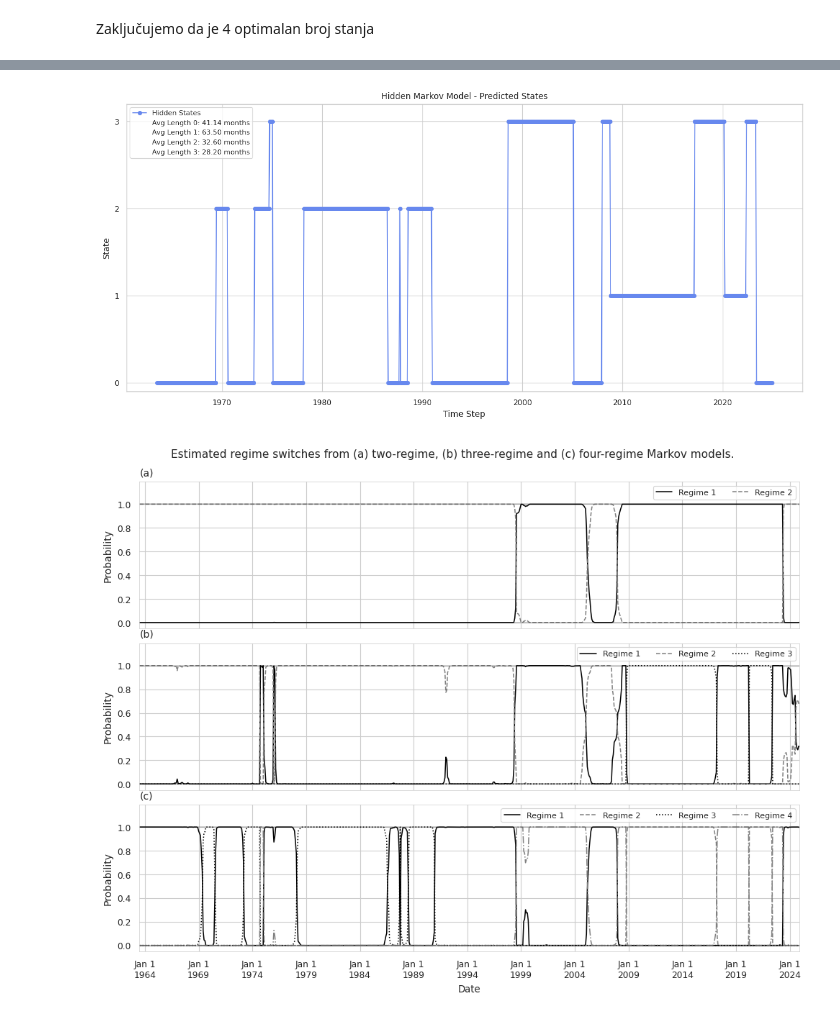
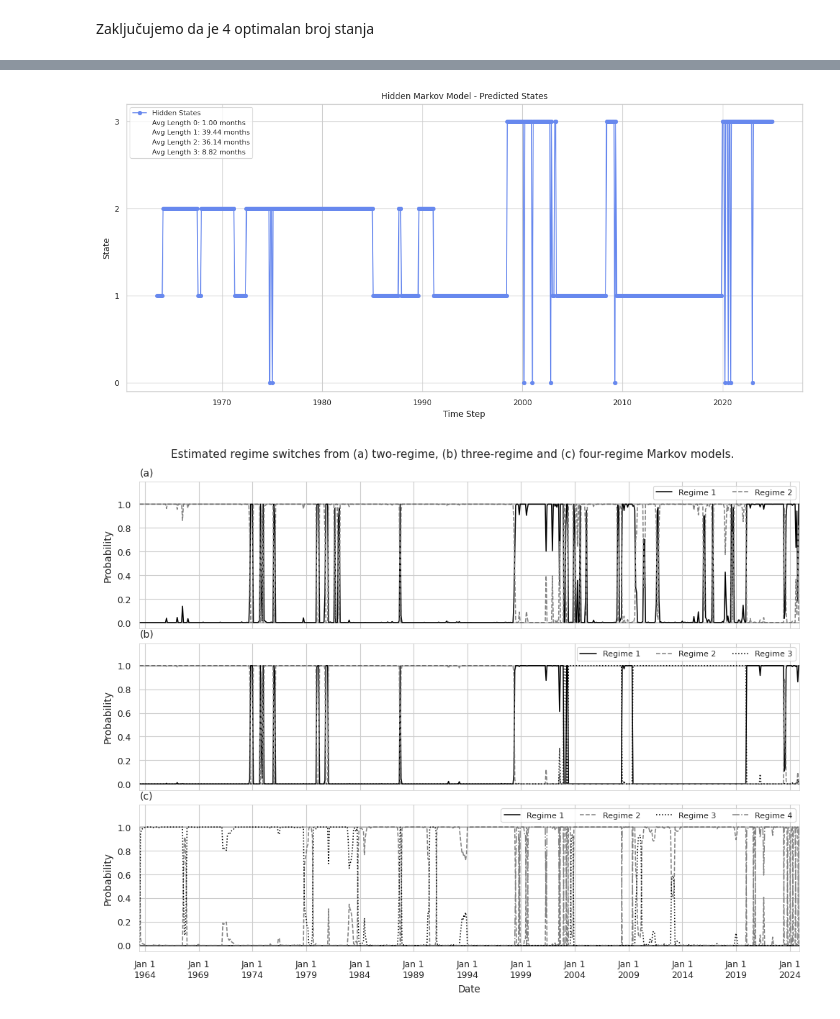
Before and after one commit to evucelic/HMM-Market-Regime-Estimation, a Jupyter notebook: fama_french_HMM.ipynb, the cells around one changed output, grey strips where cells are left out. Saved outputs shown, nothing was run; the diff lists cells and outputs as text; code cells hidden in the pictures.

Commit message:
Add industry portfolio, momentum parameters, means barplot

```diff
--- a/fama_french_HMM.ipynb
+++ b/fama_french_HMM.ipynb
@@ -18,10 +21,16 @@ data_fama_french_daily = pd.read_csv("data/F-F_Research_Data_5_Factors_2x3_daily
 data_fama_french["Date"] = pd.to_datetime(data_fama_french["Date"], format="%Y%m")
 data_fama_french = data_fama_french.set_index("Date")
 
-data_fama_french_daily["Date"] = pd.to_datetime(data_fama_french_daily["Date"], format="%Y%m%d")
-data_fama_french_daily = data_fama_french_daily.set_index("Date")
+data_fama_french_momentum["Date"] = pd.to_datetime(data_fama_french_momentum["Date"], format="%Y%m")
+data_fama_french_momentum = data_fama_french_momentum.set_index("Date")
+
+data_fama_french_industry_portfolios["Date"] = pd.to_datetime(data_fama_french_industry_portfolios["Date"], format="%Y%m")
+data_fama_french_industry_portfolios = data_fama_french_industry_portfolios.set_index("Date")
+
+
+# data_fama_french_daily["Date"] = pd.to_datetime(data_fama_french_daily["Date"], format="%Y%m%d")
+# data_fama_french_daily = data_fama_french_daily.set_index("Date")
+
 
 # data_fama_french[['Mkt-RF', 'SMB', 'HML', 'RMW', 'CMA', 'RF']] /= 100
 # leaving the data in percentage format to reduce float precision errors
-
-data_fama_french
@@ -94,3 +88,6 @@ Nauči model na svih 6 parametara iz Fama-French podataka po cijeloj povijesti.
 Vidi jesu li bolja 2, 3 ili 4 stanja
 Full covar
 GaussianHMM
+# %%
+model_parameters_df = pd.concat([data_fama_french, data_fama_french_momentum, data_fama_french_industry_portfolios], axis=1).dropna()
+model_parameters_df
@@ -98,10 +110,10 @@ GaussianHMM
 # X = data_fama_french.values.reshape(-1, 1)
 # lengths = [len(data_fama_french)] * 6
 
-X = data_fama_french.values
-lengths = [len(data_fama_french)]
+X = model_parameters_df.values
+lengths = [len(model_parameters_df)]
 
-X_daily = data_fama_french_daily.values
-lengths_daily = [len(data_fama_french_daily)]
+# X_daily = data_fama_french_daily.values
+# lengths_daily = [len(data_fama_french_daily)]
 # %%
 # TODO add K-means initialization
@@ -247,12 +319,9 @@ def remap_hidden_states_by_covariance(h, hidden_states):
 
     return hidden_states
 # %%
-# use previous function to remap the hidden states
-hidden_states = remap_hidden_states_by_covariance(h, hidden_states)
-
 covariance_matrices = h.covars_
 
-factor_names = data_fama_french.columns.tolist()
+factor_names = model_parameters_df.columns.tolist()
 
 num_states = len(covariance_matrices)
 fig, axes = plt.subplots(1, num_states, figsize=(15, 5))
@@ -317,7 +403,7 @@ average_lengths = {state: np.mean(lengths) for state, lengths in state_lengths.i
 # %%
 plt.figure(figsize=(14, 6))
 plt.plot(
-    data_fama_french.index,
+    model_parameters_df.index,
     hidden_states,
     label="Hidden States",
     marker="o",
@@ -337,7 +423,7 @@ plt.grid(True)
 
 plt.show()
 # %% [output]
-[figure, old version]
+[figure, new version]
 # %%
 model_2_states = best_models[2]
 
@@ -363,7 +449,7 @@ for i, (ax, prob, n_regime) in enumerate(zip(axes, probs, n_regimes)):
 
     for j in range(n_regime):
         sns.lineplot(
-            x=data_fama_french.index,
+            x=model_parameters_df.index,
             y=prob[:, j],
             ax=ax,
             linestyle=line_styles[j % len(line_styles)],
@@ -371,36 +457,36 @@ for i, (ax, prob, n_regime) in enumerate(zip(axes, probs, n_regimes)):
             linewidth=1.1,
             label=f'Regime {j+1}'
         )
 
     ax.legend(loc='upper right', ncol=n_regime, frameon=True, fontsize="small")
 
     ax.set_ylim(-0.05, 1.19)
     ax.set_ylabel('Probability', fontsize=10)
 
-    ax.set_xlim(data_fama_french.index[0], data_fama_french.index[-1])
+    ax.set_xlim(model_parameters_df.index[0], model_parameters_df.index[-1])
 
     ax.axhline(y=0, color='black', linestyle='-', alpha=0.2)
     ax.axhline(y=1, color='black', linestyle='-', alpha=0.2)
 
-year_ticks = pd.date_range(start=data_fama_french.index[0], end=data_fama_french.index[-1], freq='5YS')
+year_ticks = pd.date_range(start=model_parameters_df.index[0], end=model_parameters_df.index[-1], freq='5YS')
 axes[2].set_xticks(year_ticks)
 axes[2].set_xticklabels([f'Jan 1\n{date.year}' for date in year_ticks])
 
 sns.despine()
 
 for ax in axes:
     ax.spines['top'].set_visible(True)
     ax.spines['right'].set_visible(True)
     ax.spines['top'].set_linewidth(0.5)
     ax.spines['right'].set_linewidth(0.5)
     ax.spines['left'].set_linewidth(0.5)
     ax.spines['bottom'].set_linewidth(0.5)
 
 plt.tight_layout(rect=[0, 0, 1, 0.95])
 plt.subplots_adjust(hspace=0.1)
 plt.show()
 # %% [output]
-[figure, old version]
+[figure, new version]
 # %%
 # TODO spremiti model s najboljim LL i vidjeti jesu li uvijek slična stanja
 # TODO provjeriti koliko se LL razlikuje između modela
```
Also changed, not shown: parts of 13 cells of this notebook.
